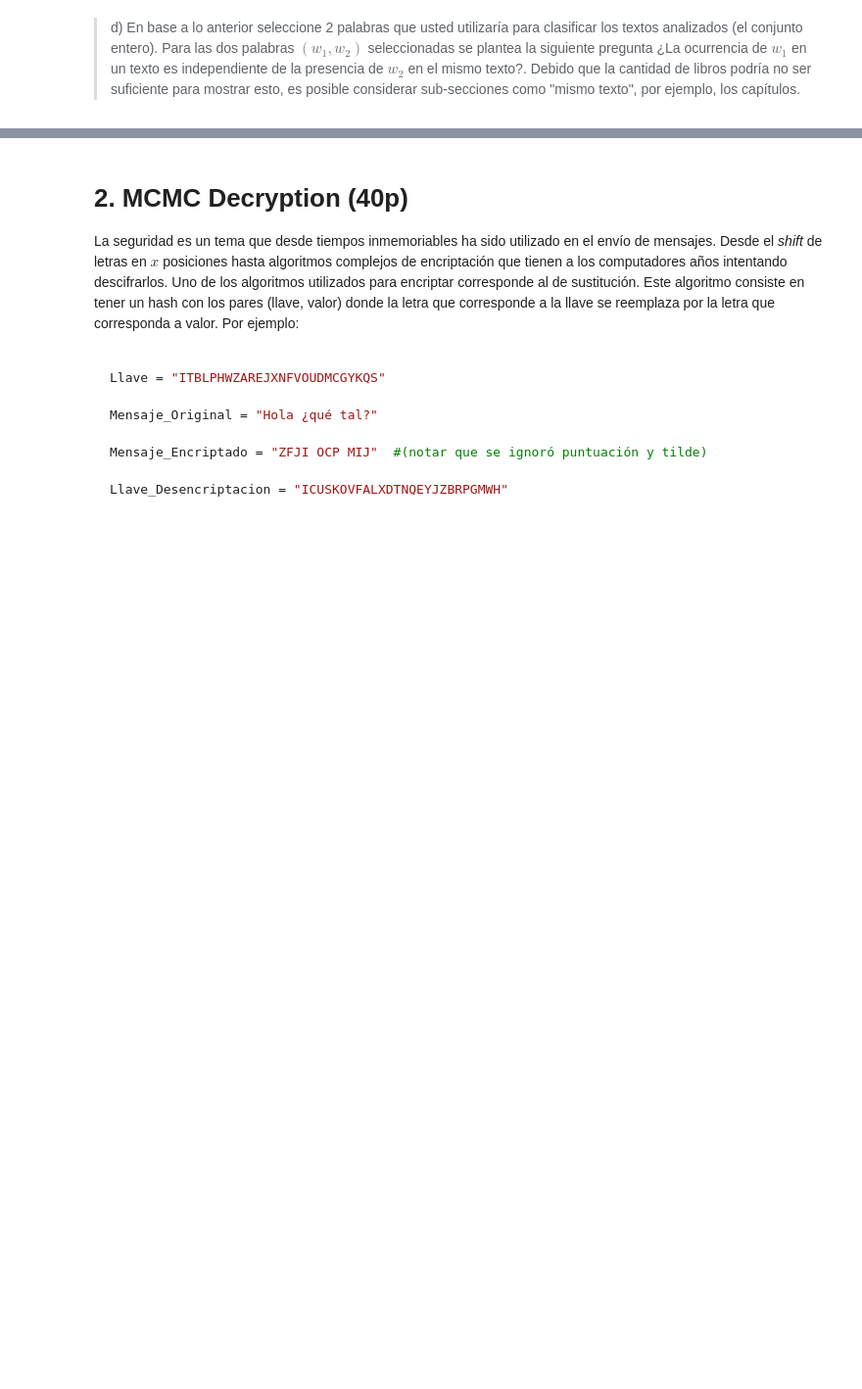
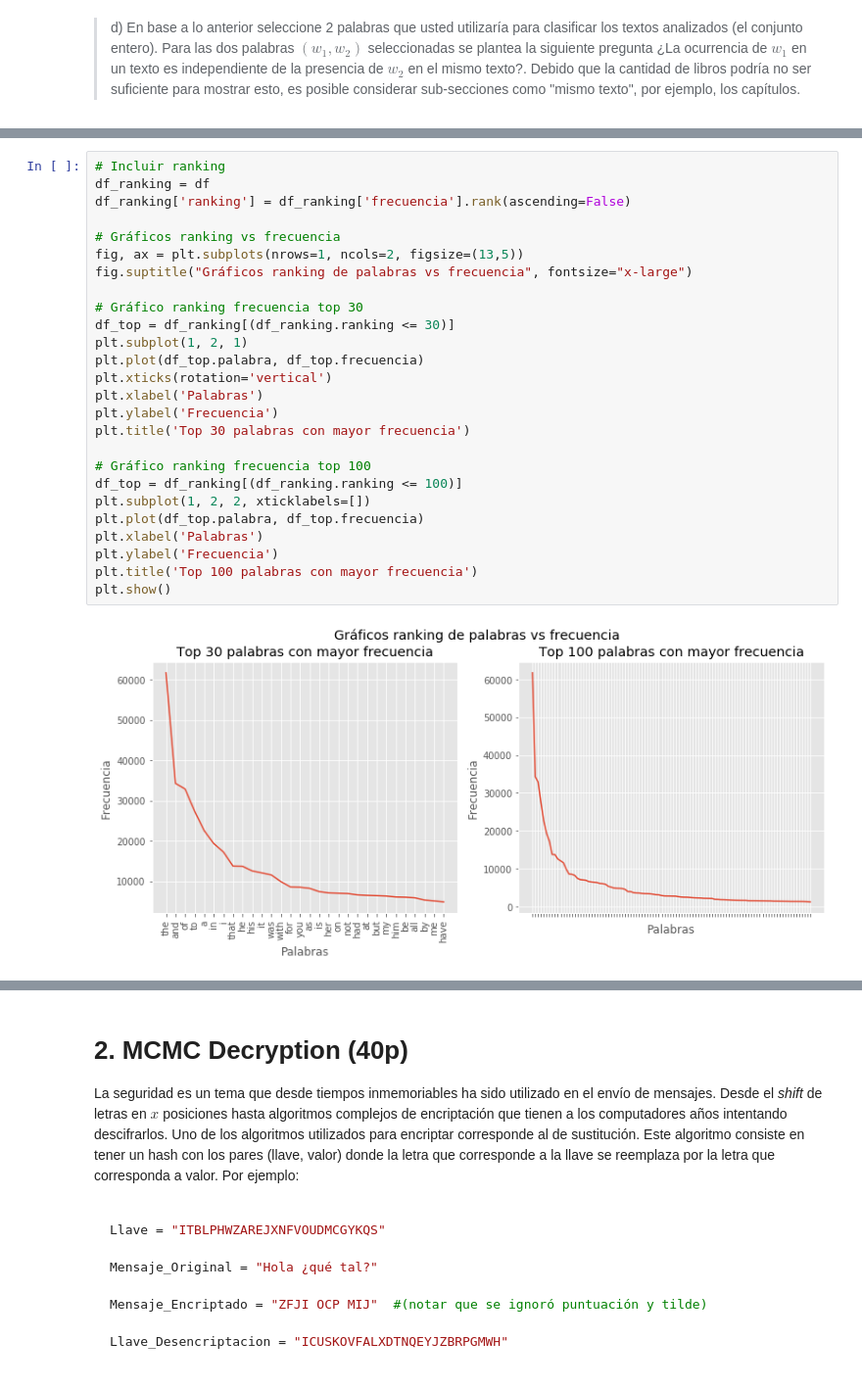
Before and after one commit to dmedelba/Lab3-Estaca, a Jupyter notebook: Laboratorio 3.ipynb, the cells around one changed output, grey strips where cells are left out. Shown at 98% size. Drawn from its saved outputs; the diff is of its cells as text; blank space fills up the shorter version.

```diff
--- a/Laboratorio 3.ipynb
+++ b/Laboratorio 3.ipynb
@@ -501,0 +334,28 @@ df2[(df2.ranking >= p25) & (df2.ranking <= p75)]
+# %%
+# Incluir ranking
+df_ranking = df
+df_ranking['ranking'] = df_ranking['frecuencia'].rank(ascending=False)
+
+# Gráficos ranking vs frecuencia
+fig, ax = plt.subplots(nrows=1, ncols=2, figsize=(13,5))
+fig.suptitle("Gráficos ranking de palabras vs frecuencia", fontsize="x-large")
+
+# Gráfico ranking frecuencia top 30
+df_top = df_ranking[(df_ranking.ranking <= 30)]
+plt.subplot(1, 2, 1)
+plt.plot(df_top.palabra, df_top.frecuencia)
+plt.xticks(rotation='vertical')
+plt.xlabel('Palabras')
+plt.ylabel('Frecuencia')
+plt.title('Top 30 palabras con mayor frecuencia')
+
+# Gráfico ranking frecuencia top 100
+df_top = df_ranking[(df_ranking.ranking <= 100)]
+plt.subplot(1, 2, 2, xticklabels=[])
+plt.plot(df_top.palabra, df_top.frecuencia)
+plt.xlabel('Palabras')
+plt.ylabel('Frecuencia')
+plt.title('Top 100 palabras con mayor frecuencia')
+plt.show()
+# %% [output]
+[figure, added]
```
Also changed, not shown: parts of 16 cells of this notebook.
